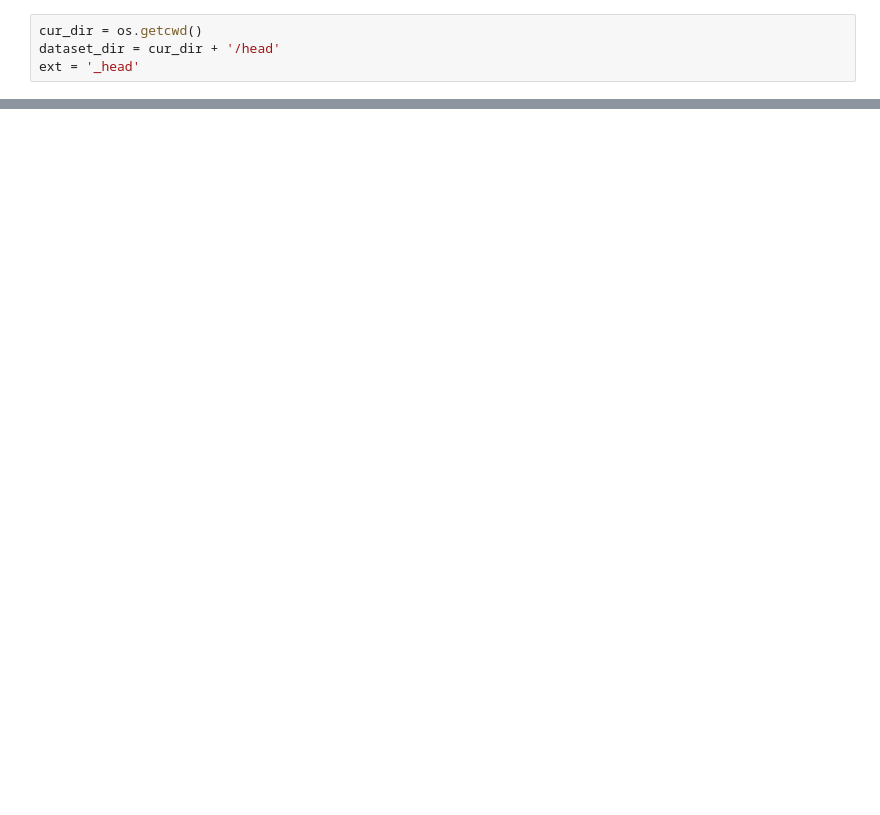
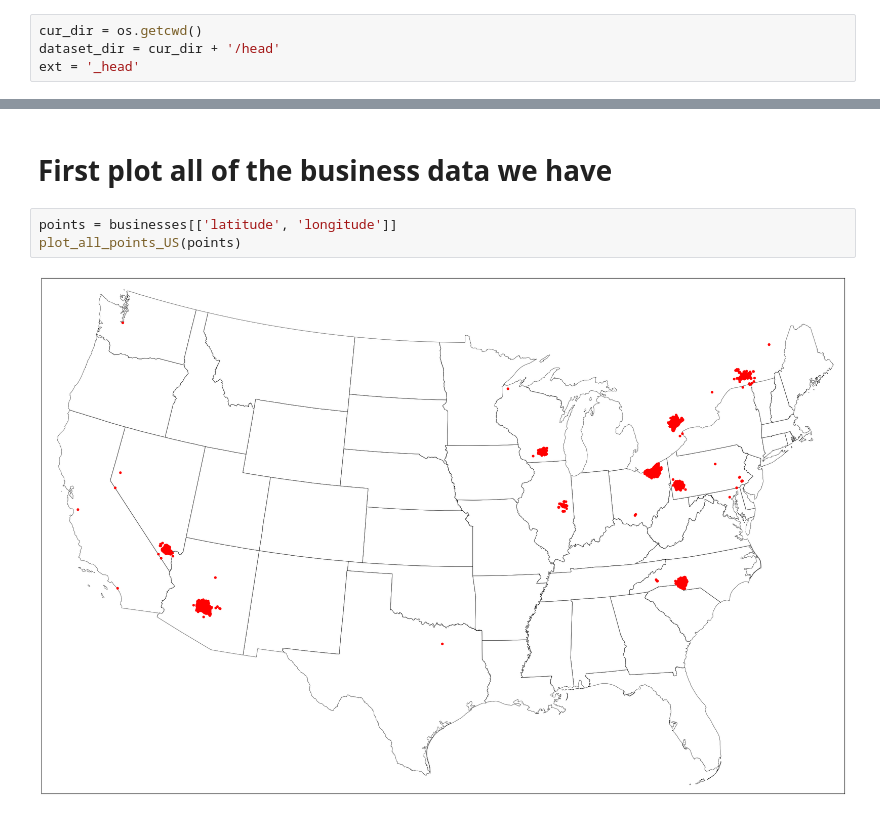
Before and after one commit to adgilbert/collaborative-filtering, a Jupyter notebook: GetFeatures.ipynb, the cells around one changed output, grey strips where cells are left out. Drawn from its saved outputs; the diff is of its cells as text; blank space fills up the shorter version.

```diff
--- a/GetFeatures.ipynb
+++ b/GetFeatures.ipynb
@@ -54,0 +176,7 @@ get_all_cities(businesses)
+# %% [markdown]
+# First plot all of the business data we have
+# %%
+points = businesses[['latitude', 'longitude']]
+plot_all_points_US(points)
+# %% [output]
+[figure, added]
```
Also changed, not shown: parts of 25 cells of this notebook, 5 other files.
